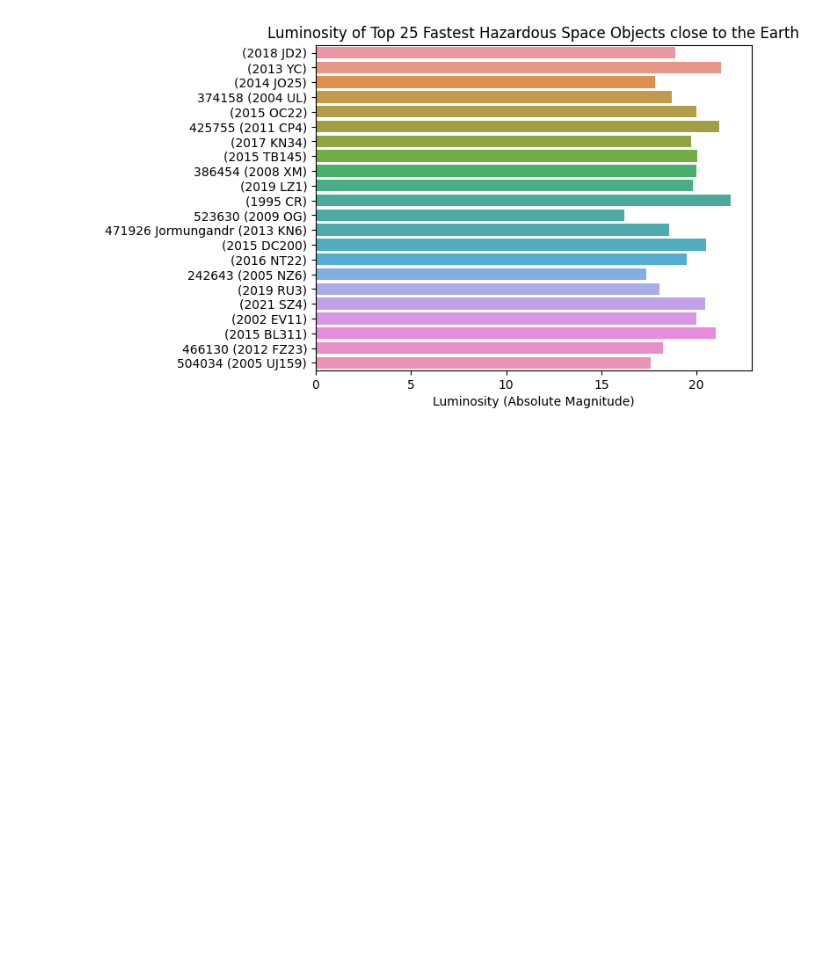
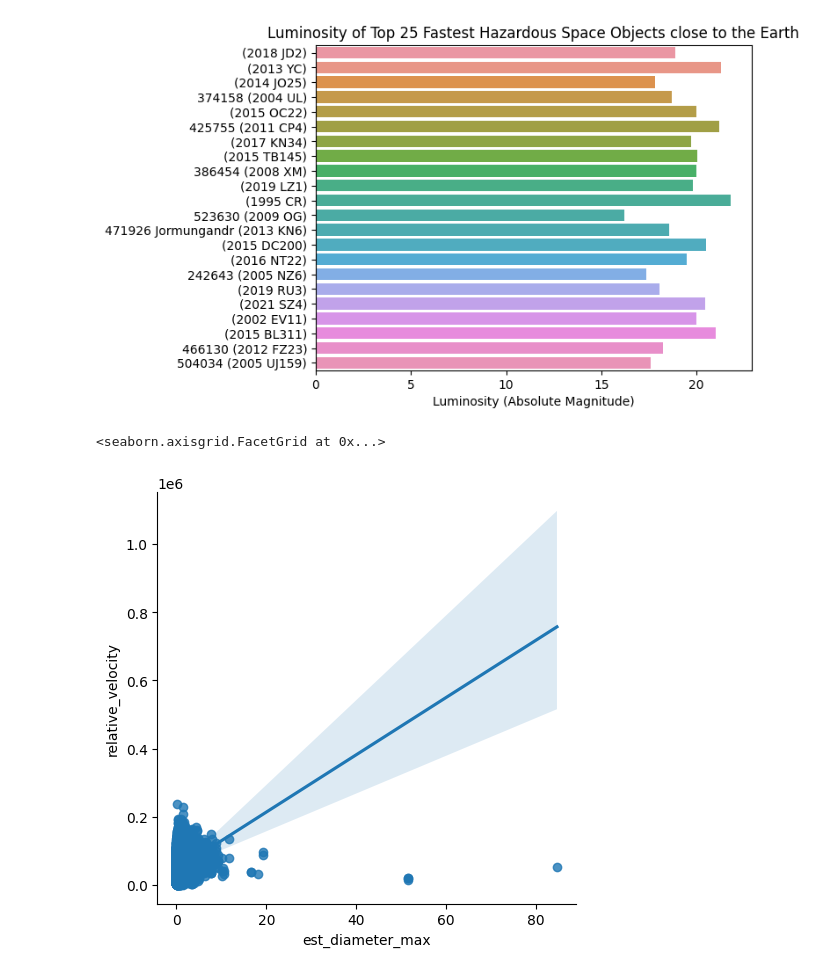
Before and after one commit to c43-sar/Kaggle-NASA-DataViz, a Jupyter notebook: nearest-earth-objects-dataviz.ipynb, the cells around one changed output. Saved outputs shown, nothing was run; the diff lists cells and outputs as text; code cells hidden in the pictures; blank space fills up the shorter version.

Commit message:
Kaggle Notebook | Nearest Earth Objects - DataViz | Version 4

```diff
--- a/nearest-earth-objects-dataviz.ipynb
+++ b/nearest-earth-objects-dataviz.ipynb
@@ -155,3 +155,9 @@ plt.xlabel("Luminosity (Absolute Magnitude)")
 # %% [output]
 Text(0.5, 0, 'Luminosity (Absolute Magnitude)')
 [figure]
+# %%
+#
+sns.lmplot(x='est_diameter_max', y='relative_velocity', data = nasa_data)
+# %% [output]
+<seaborn.axisgrid.FacetGrid at 0x...>
+[figure, added]
```
Also changed, not shown: parts of 2 cells of this notebook.
